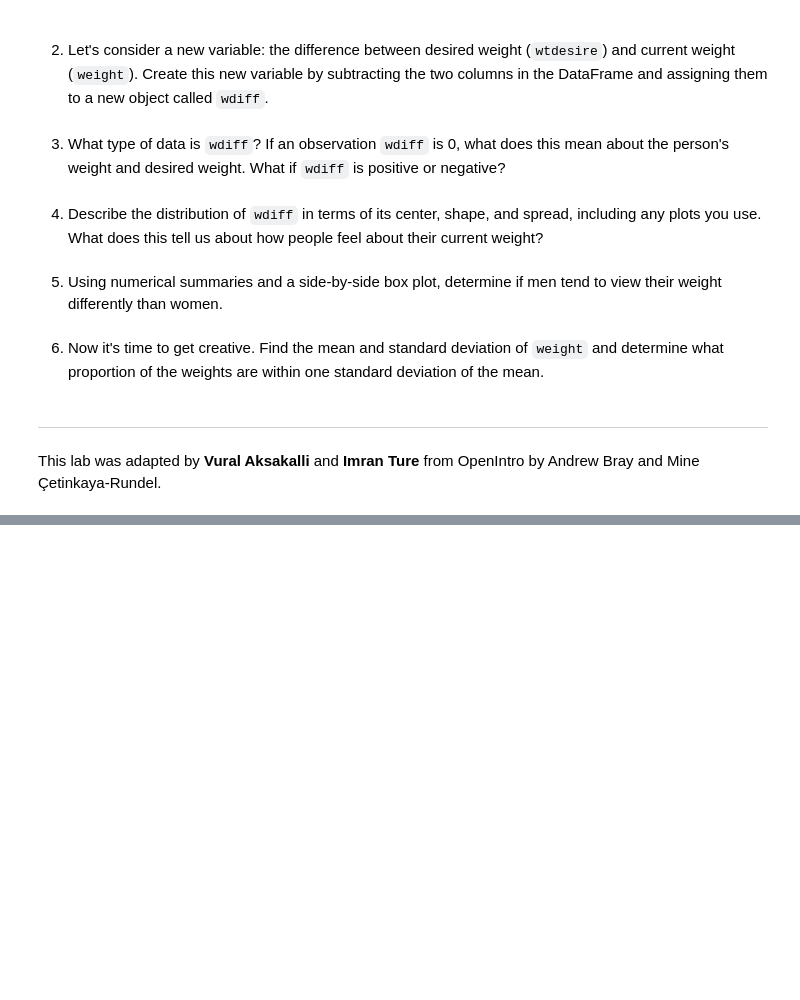
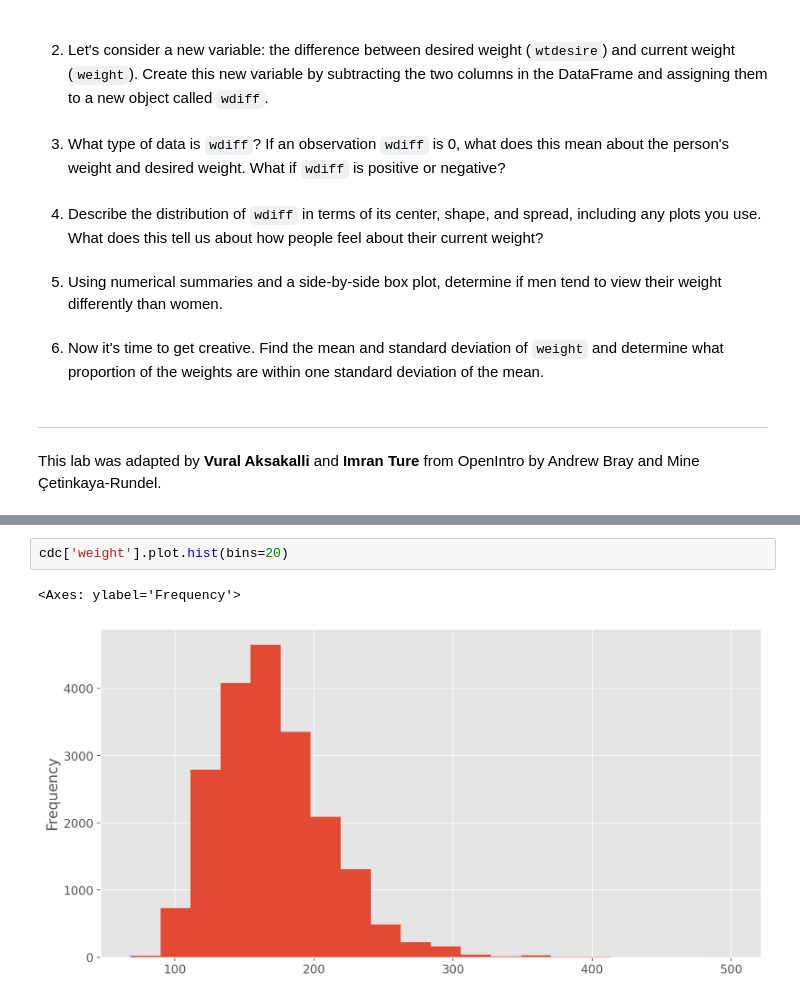
Before and after one commit to muvandii1/OpenIntroStats-Python, a Jupyter notebook: labs/01_intro_to_data/01_intro_to_data.ipynb, the cells around one changed output, grey strips where cells are left out. Drawn from its saved outputs; the diff is of its cells as text; blank space fills up the shorter version.

```diff
--- a/labs/01_intro_to_data/01_intro_to_data.ipynb
+++ b/labs/01_intro_to_data/01_intro_to_data.ipynb
@@ -502,0 +581,5 @@ This lab was adapted by <b>Vural Aksakalli</b> and <b>Imran Ture</b> from OpenIn
+# %%
+cdc['weight'].plot.hist(bins=20)
+# %% [output]
+<Axes: ylabel='Frequency'>
+[figure, added]
```
Also changed, not shown: parts of 25 cells of this notebook.
